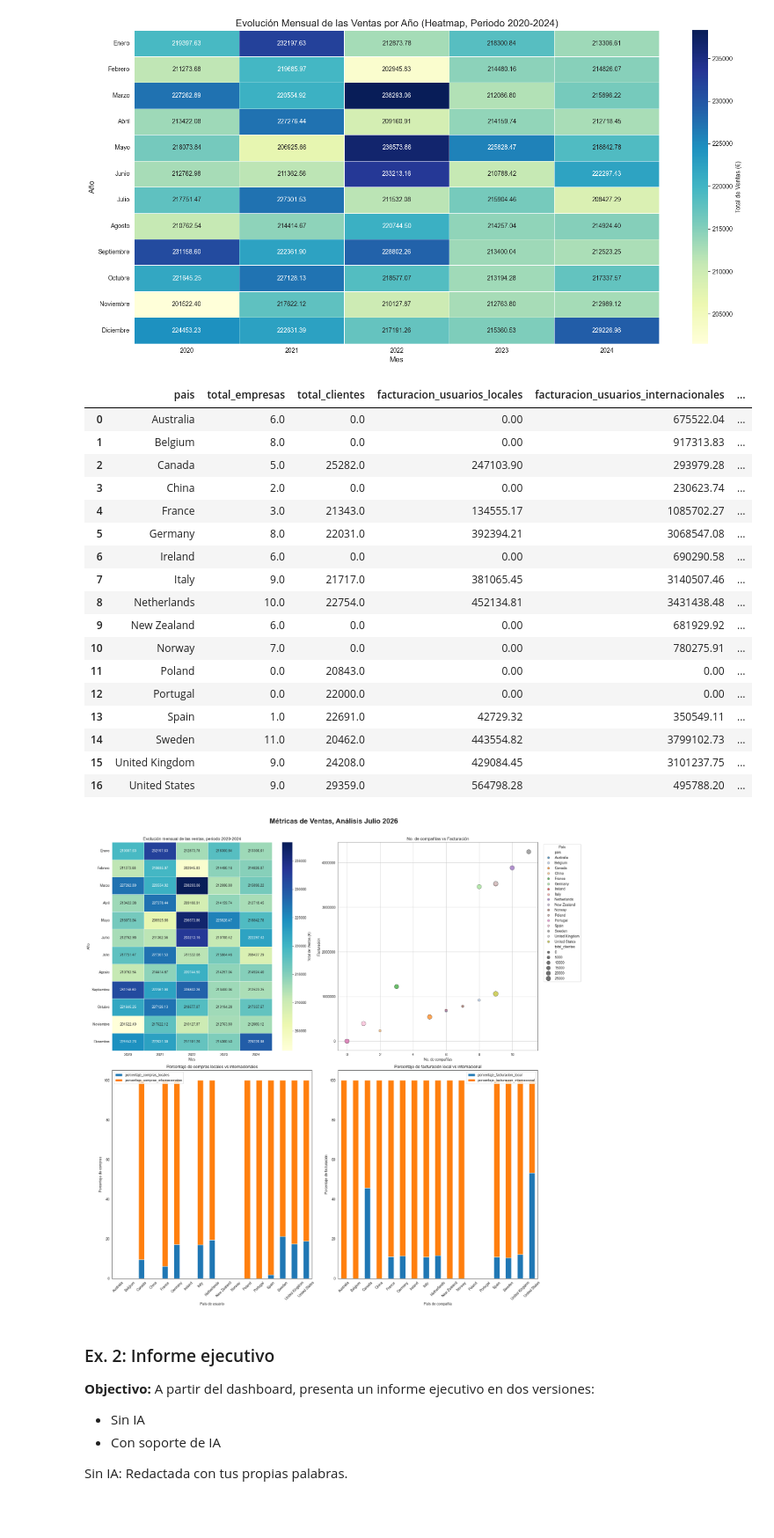
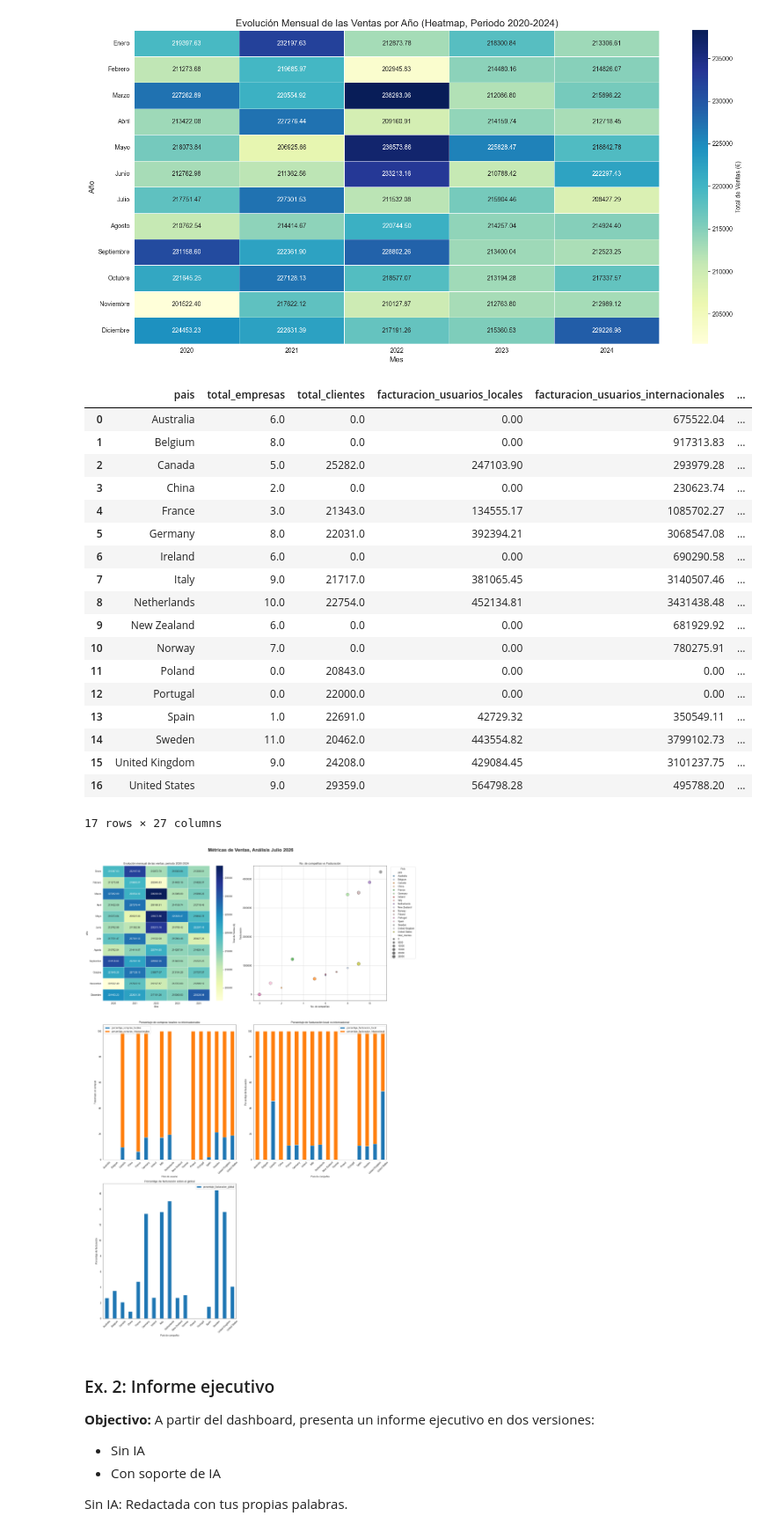
Before and after one commit to jorgekundig/sprint9, a Jupyter notebook: sprint9.ipynb, the cells around one changed output. Shown at 88% size. Drawn from its saved outputs; the diff is of its cells as text; code cells hidden in the pictures.

```diff
--- a/sprint9.ipynb
+++ b/sprint9.ipynb
@@ -1568,12 +1569,12 @@ locale.setlocale(locale.LC_TIME, 'es_ES.UTF-8')
 
 current_year = pt_transactions_dates.index.max()
 start_year = current_year - 4
-df_ventas_mensuales_5 = pt_transactions_dates[pt_transactions_dates.index >= start_year]
-df_ventas_heatmap_t = df_ventas_mensuales_5.T
+df_monthly_sales_last_5_years = pt_transactions_dates[pt_transactions_dates.index >= start_year]
+df_transposed_heatmap = df_monthly_sales_last_5_years.T
 
 plt.figure(figsize=(16, 8))
 sns.heatmap(
-    df_ventas_heatmap_t,
+    df_transposed_heatmap,
     cmap="YlGnBu",
     annot=True,
     fmt=".2f",
@@ -1592,6 +1593,10 @@ plt.show()
 
 df_paises_resumen = df_paises_resumen.merge(df_analisis_pais_u, left_on='pais', right_on='user_country', how='left')
 df_paises_resumen = df_paises_resumen.drop('user_country', axis=1).fillna(0)
+df_paises_resumen['porcentaje_facturacion_global'] = round((df_paises_resumen['total_facturacion'] / df_paises_resumen['total_facturacion'].sum()) * 100, 2)
+col_porc_fact = df_paises_resumen.pop('porcentaje_facturacion_global')
+indice_fact = df_paises_resumen.columns.get_loc('total_facturacion')
+df_paises_resumen.insert(indice_fact, 'porcentaje_facturacion_global', col_porc_fact)
 df_paises_resumen
 # %% [output]
 |  | pais | total_empresas | total_clientes | facturacion_usuarios_locales | facturacion_usuarios_internacionales | ... |
@@ -1612,10 +1617,11 @@ df_paises_resumen
 | 14 | Sweden | 11.0 | 20462.0 | 443554.82 | 3799102.73 | ... |
 | 15 | United Kingdom | 9.0 | 24208.0 | 429084.45 | 3101237.75 | ... |
 | 16 | United States | 9.0 | 29359.0 | 564798.28 | 495788.20 | ... |
+17 rows × 27 columns
 # %%
 # Estructura para dashboard con supblots:
 
-fig, axes = plt.subplots(2, 2, figsize=(20, 20))
+fig, axes = plt.subplots(3, 2, figsize=(20, 30))
 fig.suptitle("Métricas de Ventas, Análisis Julio 2026", fontsize=20, fontweight='bold')
 sns.set_style('white')
 
@@ -1623,6 +1629,8 @@ grafico_1 = axes[0, 0]
 grafico_2 = axes[0, 1]
 grafico_3 = axes[1, 0]
 grafico_4 = axes[1, 1]
+grafico_5 = axes[2, 0]
+axes[2, 1].axis('off')
 
 # Gráfico 1
 sns.heatmap(
@@ -1663,34 +1671,46 @@ grafico_2.legend(
 grafico_2.grid()
 
 # Gráfico 3
 df_paises_resumen.plot.bar(
     x='pais',
     y=['porcentaje_compras_locales', 'porcentaje_compras_internacionales'],
     title='Porcentaje de compras locales vs internacionales',
     stacked=True,
     ax= grafico_3
 )
 grafico_3.set_xlabel('País de usuario')
 grafico_3.set_ylabel('Porcentaje de compras')
 grafico_3.tick_params(axis='x', rotation=45)
 
 # Gráfico 4
 df_paises_resumen.plot.bar(
     x='pais',
     y=['porcentaje_facturacion_local', 'porcentaje_facturacion_internacional'],
     title='Porcentaje de facturación local vs internacional',
     stacked=True,
     ax= grafico_4
 )
 grafico_4.set_xlabel('País de compañía')
 grafico_4.set_ylabel('Porcentaje de facturación')
 grafico_4.tick_params(axis='x', rotation=45)
 
+
+# Gráfico 5
+df_paises_resumen.plot.bar(
+    x='pais',
+    y='porcentaje_facturacion_global',
+    title='Porcentaje de facturación sobre el global',
+    ax=grafico_5
+)
+grafico_5.set_xlabel('País de compañía')
+grafico_5.set_ylabel('Porcentaje de facturación')
+grafico_5.tick_params(axis='x', rotation=45)
+
 plt.tight_layout(rect=[0, 0, 1, 0.97])
 plt.savefig('dashboard_ventas.png', dpi=300)
 plt.show()
 # %% [output]
-[figure, old version]
+[figure, new version]
 # %% [markdown]
 ### Ex. 2: Informe ejecutivo
 
```
Also changed, not shown: parts of 3 cells of this notebook.
